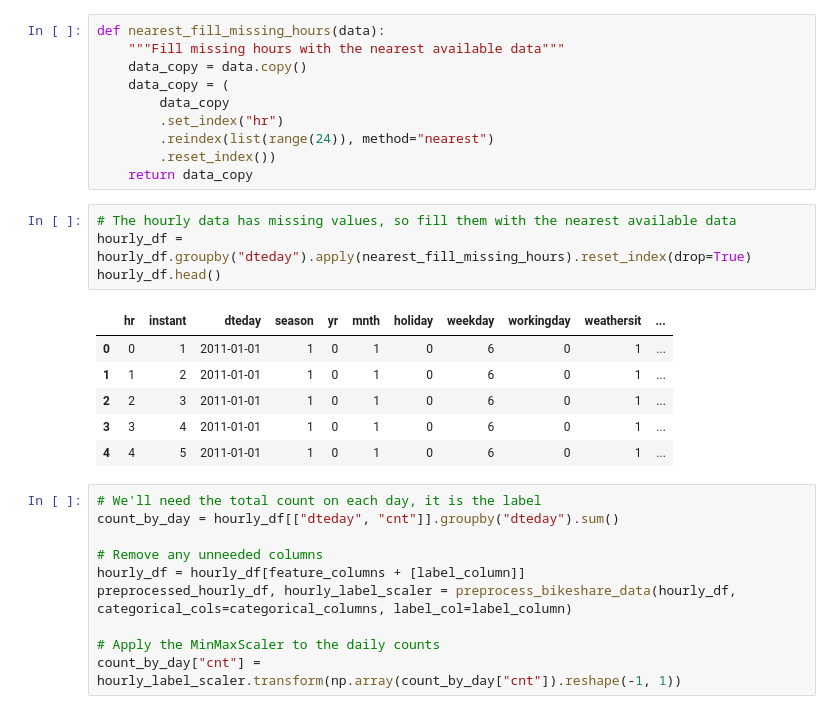
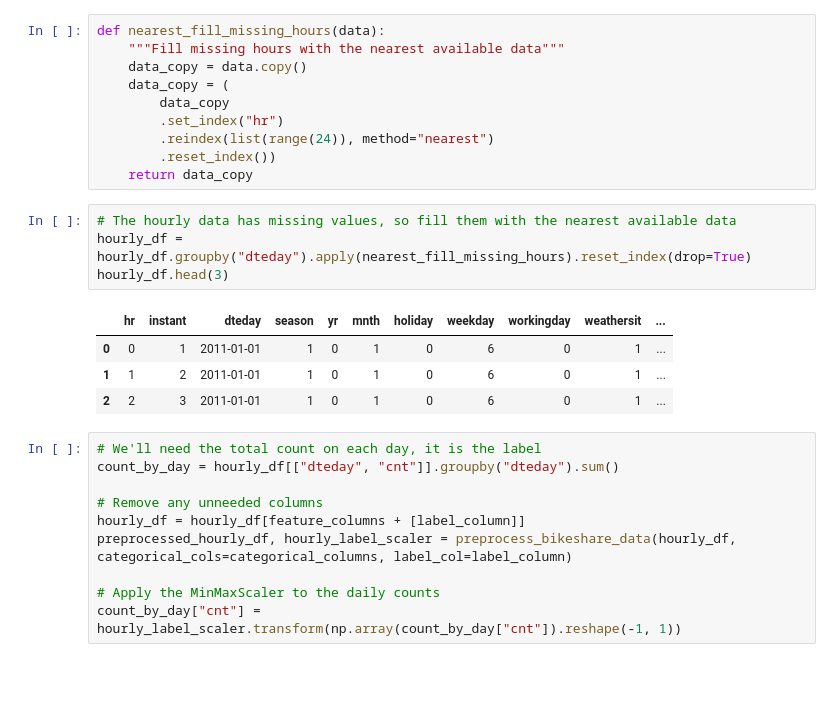
Before and after one commit to ZachOBrien/bikeshare-modelling, a Jupyter notebook: train.ipynb, the cells around one changed output. Cells and saved outputs as stored; diff of their text form; blank space fills up the shorter version.

```diff
--- a/train.ipynb
+++ b/train.ipynb
@@ -341,14 +393,12 @@ def nearest_fill_missing_hours(data):
 # %%
 # The hourly data has missing values, so fill them with the nearest available data
 hourly_df = hourly_df.groupby("dteday").apply(nearest_fill_missing_hours).reset_index(drop=True)
-hourly_df.head()
+hourly_df.head(3)
 # %% [output]
 |  | hr | instant | dteday | season | yr | mnth | holiday | weekday | workingday | weathersit | ... |
 | 0 | 0 | 1 | 2011-01-01 | 1 | 0 | 1 | 0 | 6 | 0 | 1 | ... |
 | 1 | 1 | 2 | 2011-01-01 | 1 | 0 | 1 | 0 | 6 | 0 | 1 | ... |
 | 2 | 2 | 3 | 2011-01-01 | 1 | 0 | 1 | 0 | 6 | 0 | 1 | ... |
-| 3 | 3 | 4 | 2011-01-01 | 1 | 0 | 1 | 0 | 6 | 0 | 1 | ... |
-| 4 | 4 | 5 | 2011-01-01 | 1 | 0 | 1 | 0 | 6 | 0 | 1 | ... |
 # %%
 # We'll need the total count on each day, it is the label
 count_by_day = hourly_df[["dteday", "cnt"]].groupby("dteday").sum()
```
Also changed, not shown: parts of 16 cells of this notebook.
